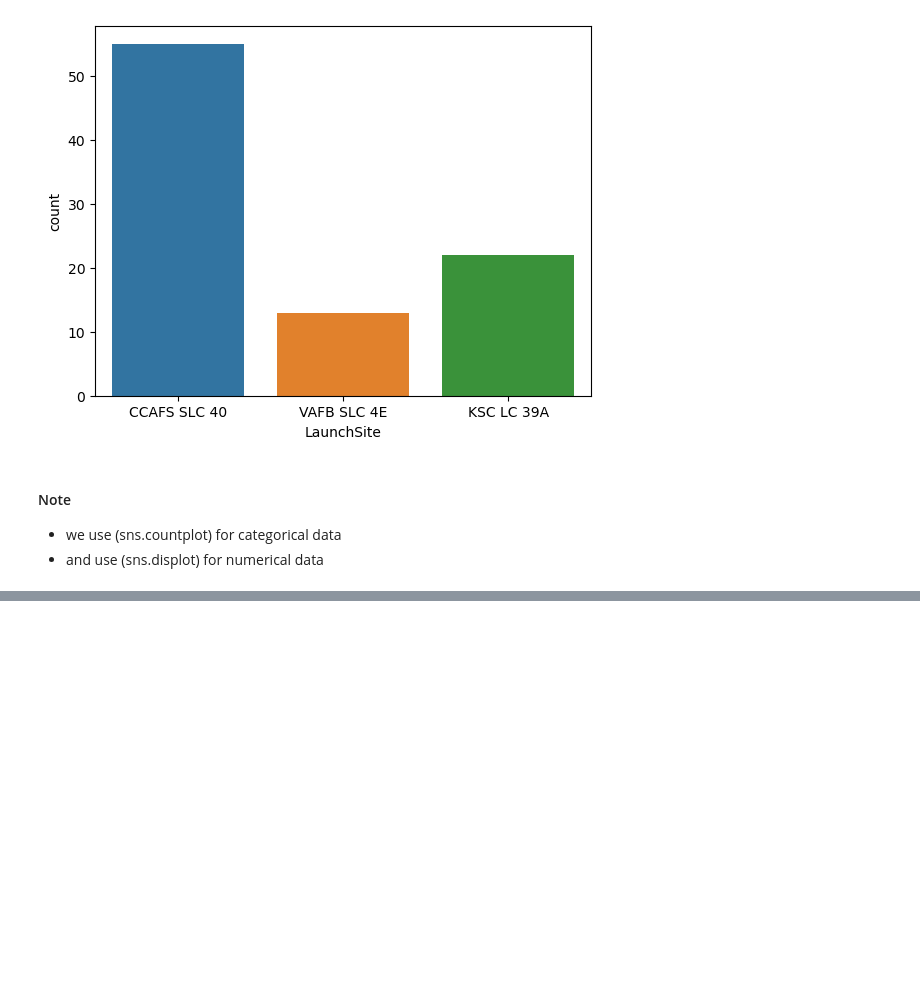
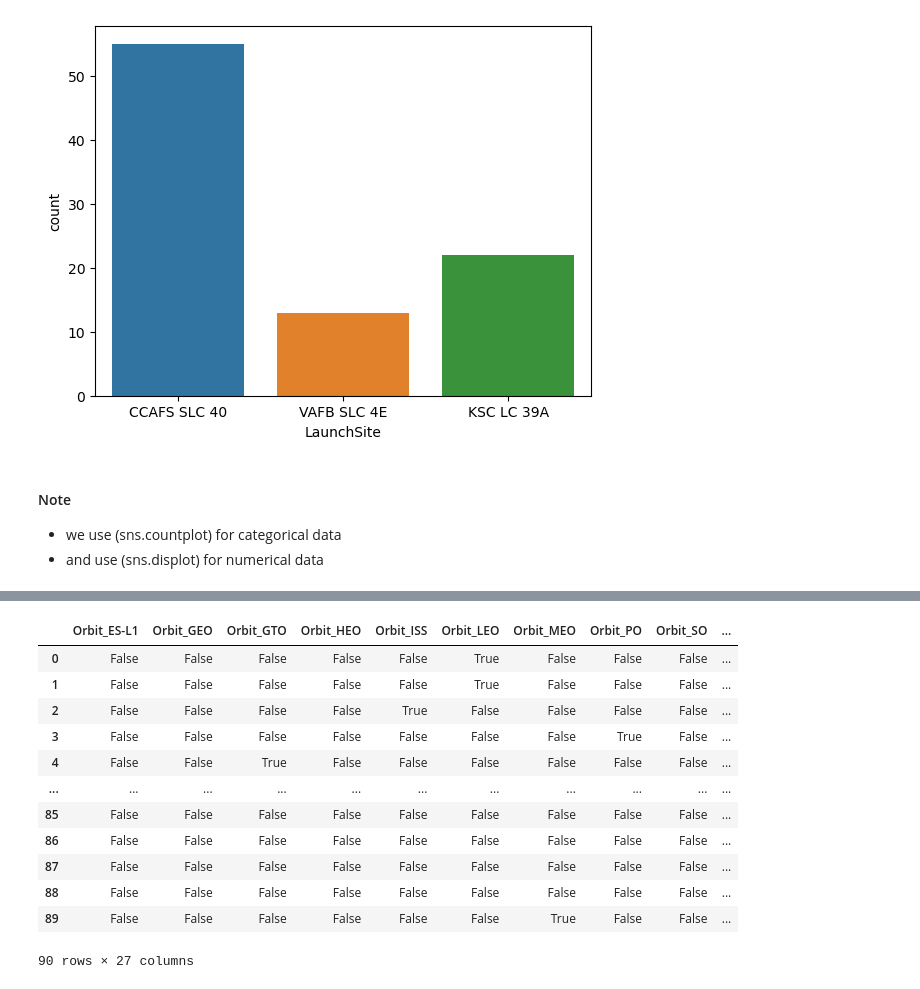
Before and after one commit to strumer69/Space_X-_rockets, a Jupyter notebook: space_x_falcon.ipynb, the cells around one changed output, grey strips where cells are left out. Cells and saved outputs as stored; diff of their text form; code cells hidden in the pictures; blank space fills up the shorter version.

```diff
--- a/space_x_falcon.ipynb
+++ b/space_x_falcon.ipynb
@@ -592,0 +870,19 @@ Index(['FlightNumber', 'Date', 'BoosterVersion', 'PayloadMass', 'Orbit',
+# %%
+#we can also do it at once. it means, convert all the categorical to numerical by a single line command:
+# df_dummy= pd.get_dummies(df[['Orbit' ,'LaunchSite','Outcome','LandingPad','Serial']])
+df_dummy= pd.get_dummies(df[['Orbit' ,'LaunchSite','Outcome','LandingPad']])
+df_dummy
+# %% [output]
+|  | Orbit_ES-L1 | Orbit_GEO | Orbit_GTO | Orbit_HEO | Orbit_ISS | Orbit_LEO | Orbit_MEO | Orbit_PO | Orbit_SO | ... |
+| 0 | False | False | False | False | False | True | False | False | False | ... |
+| 1 | False | False | False | False | False | True | False | False | False | ... |
+| 2 | False | False | False | False | True | False | False | False | False | ... |
+| 3 | False | False | False | False | False | False | False | True | False | ... |
+| 4 | False | False | True | False | False | False | False | False | False | ... |
+| ... | ... | ... | ... | ... | ... | ... | ... | ... | ... | ... |
+| 85 | False | False | False | False | False | False | False | False | False | ... |
+| 86 | False | False | False | False | False | False | False | False | False | ... |
+| 87 | False | False | False | False | False | False | False | False | False | ... |
+| 88 | False | False | False | False | False | False | False | False | False | ... |
+| 89 | False | False | False | False | False | False | True | False | False | ... |
+90 rows × 27 columns
```
Also changed, not shown: parts of 37 cells of this notebook.
